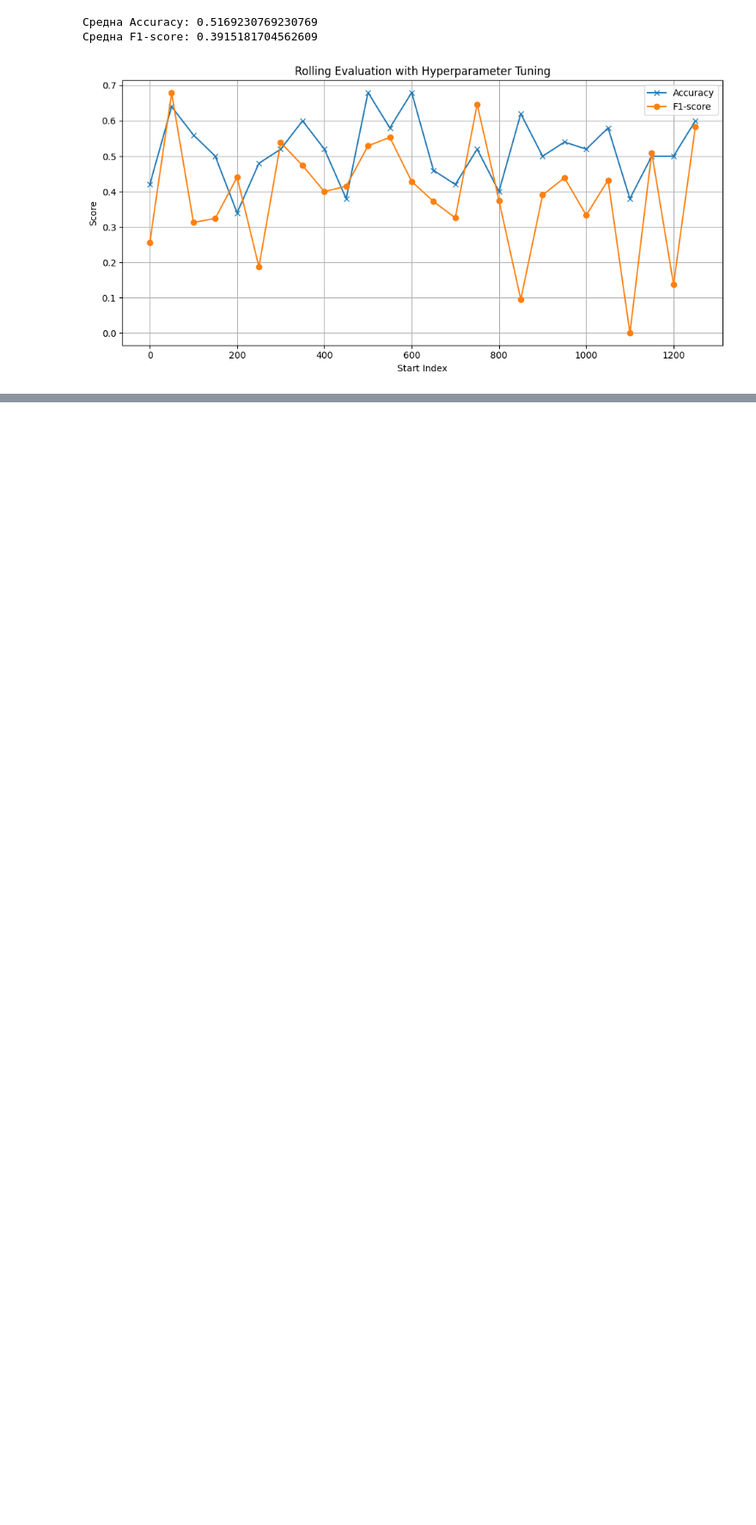
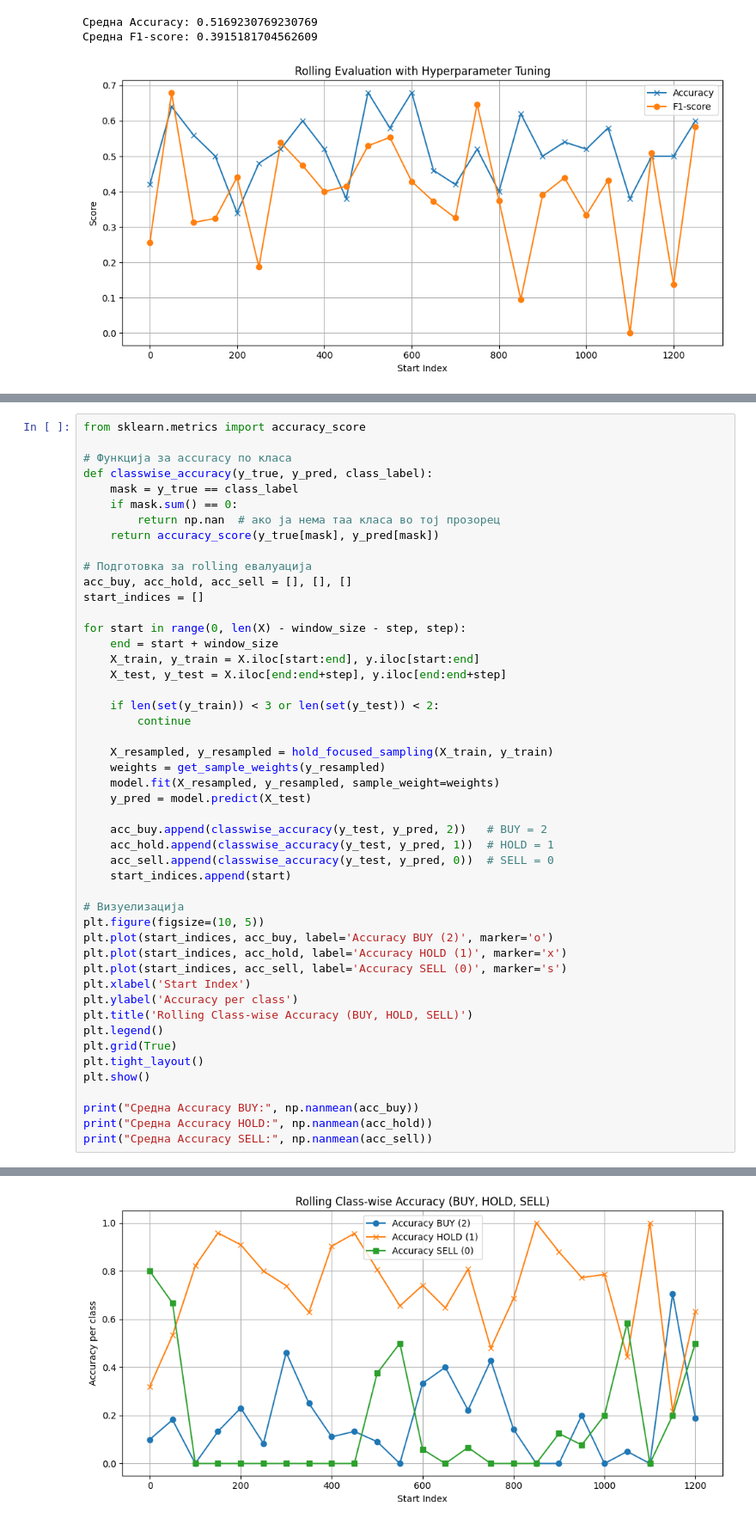
Before and after one commit to Kocevav/Research-project, a Jupyter notebook: Research.ipynb, the cells around one changed output, grey strips where cells are left out. Shown at 86% size. Drawn from its saved outputs; the diff is of its cells as text; blank space fills up the shorter version.

```diff
--- a/Research.ipynb
+++ b/Research.ipynb
@@ -386,0 +739,49 @@ plt.show()
+# %%
+from sklearn.metrics import accuracy_score
+
+# Функција за accuracy по класа
+def classwise_accuracy(y_true, y_pred, class_label):
+    mask = y_true == class_label
+    if mask.sum() == 0:
+        return np.nan  # ако ја нема таа класа во тој прозорец
+    return accuracy_score(y_true[mask], y_pred[mask])
+
+# Подготовка за rolling евалуација
+acc_buy, acc_hold, acc_sell = [], [], []
+start_indices = []
+
+for start in range(0, len(X) - window_size - step, step):
+    end = start + window_size
+    X_train, y_train = X.iloc[start:end], y.iloc[start:end]
+    X_test, y_test = X.iloc[end:end+step], y.iloc[end:end+step]
+
+    if len(set(y_train)) < 3 or len(set(y_test)) < 2:
+        continue
+
+    X_resampled, y_resampled = hold_focused_sampling(X_train, y_train)
+    weights = get_sample_weights(y_resampled)
+    model.fit(X_resampled, y_resampled, sample_weight=weights)
+    y_pred = model.predict(X_test)
+
+    acc_buy.append(classwise_accuracy(y_test, y_pred, 2))   # BUY = 2
+    acc_hold.append(classwise_accuracy(y_test, y_pred, 1))  # HOLD = 1
+    acc_sell.append(classwise_accuracy(y_test, y_pred, 0))  # SELL = 0
+    start_indices.append(start)
+
+# Визуелизација
+plt.figure(figsize=(10, 5))
+plt.plot(start_indices, acc_buy, label='Accuracy BUY (2)', marker='o')
+plt.plot(start_indices, acc_hold, label='Accuracy HOLD (1)', marker='x')
+plt.plot(start_indices, acc_sell, label='Accuracy SELL (0)', marker='s')
+plt.xlabel('Start Index')
+plt.ylabel('Accuracy per class')
+plt.title('Rolling Class-wise Accuracy (BUY, HOLD, SELL)')
+plt.legend()
+plt.grid(True)
+plt.tight_layout()
+plt.show()
+
+print("Средна Accuracy BUY:", np.nanmean(acc_buy))
+print("Средна Accuracy HOLD:", np.nanmean(acc_hold))
+print("Средна Accuracy SELL:", np.nanmean(acc_sell))
+# %% [output]
@@ -386,0 +805 @@ plt.show()
+[figure, added]
```
Also changed, not shown: parts of 10 cells of this notebook.
